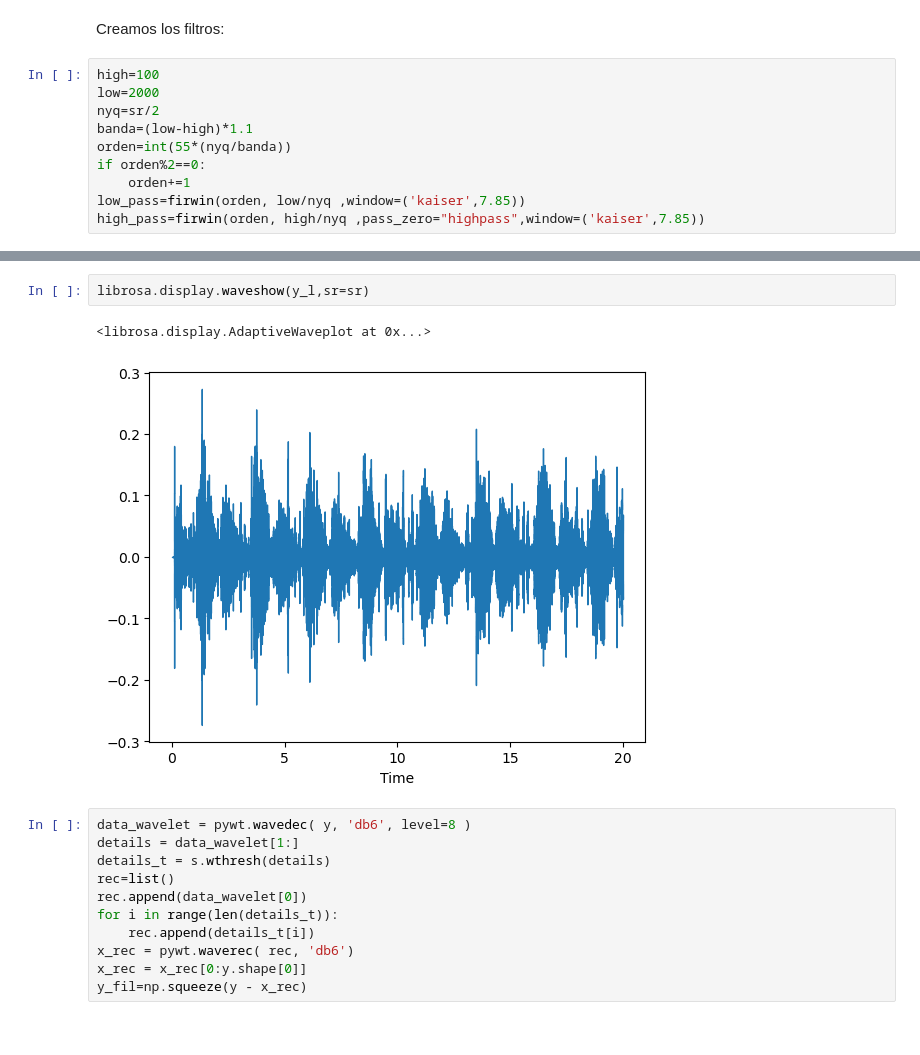
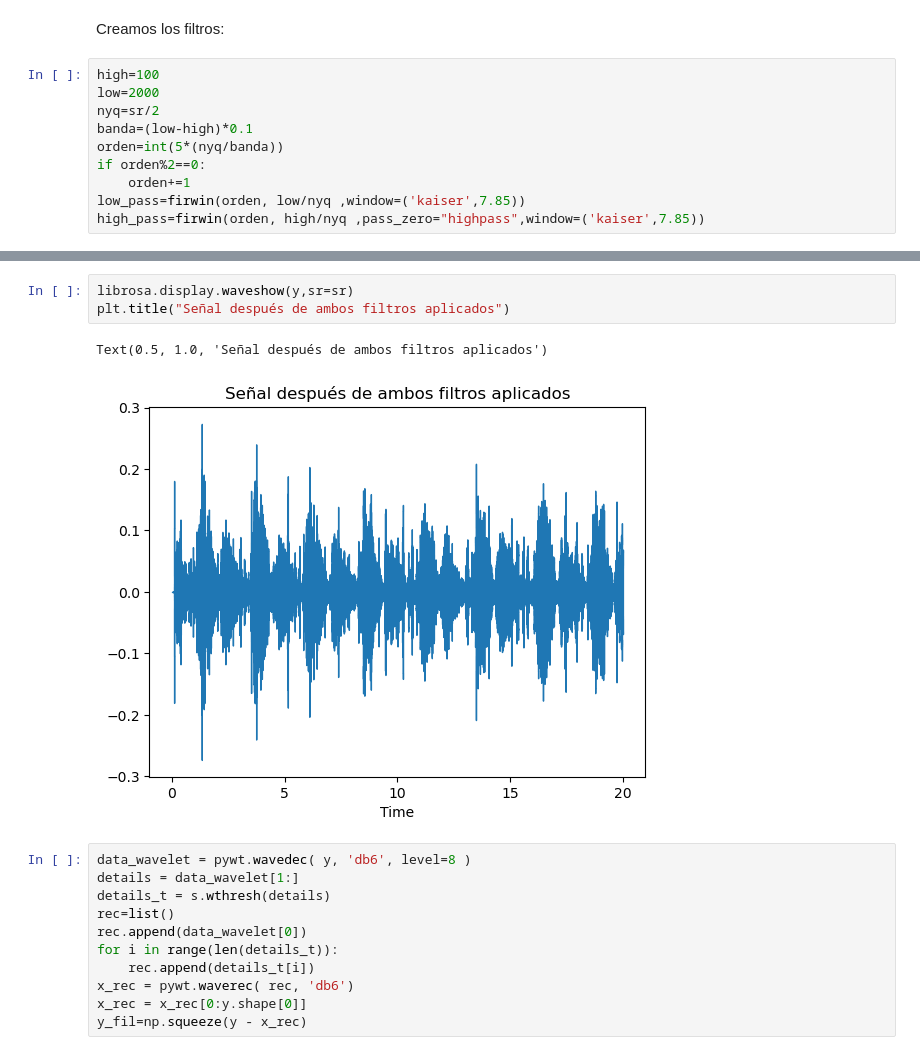
Before and after one commit to Astolfo2332/Respiratory_Difference, a Jupyter notebook: Proyecto_3_los_4GB.ipynb, the cells around one changed output, grey strips where cells are left out. Saved outputs shown, nothing was run; the diff lists cells and outputs as text.

```diff
--- a/Proyecto_3_los_4GB.ipynb
+++ b/Proyecto_3_los_4GB.ipynb
@@ -66,8 +66,8 @@ Creamos los filtros:
 high=100
 low=2000
 nyq=sr/2
-banda=(low-high)*1.1
-orden=int(55*(nyq/banda))
+banda=(low-high)*0.1
+orden=int(5*(nyq/banda))
 if orden%2==0:
     orden+=1
 low_pass=firwin(orden, low/nyq ,window=('kaiser',7.85))
@@ -93,8 +96,9 @@ librosa.display.waveshow(y_h,sr=sr)
 # %%
-librosa.display.waveshow(y_l,sr=sr)
+librosa.display.waveshow(y,sr=sr)
+plt.title("Señal después de ambos filtros aplicados")
 # %% [output]
-<librosa.display.AdaptiveWaveplot at 0x...>
+Text(0.5, 1.0, 'Señal después de ambos filtros aplicados')
-[figure, old version]
+[figure, new version]
 # %%
 data_wavelet = pywt.wavedec( y, 'db6', level=8 )
 details = data_wavelet[1:]
```
Also changed, not shown: parts of 38 cells of this notebook, 3 other files.
